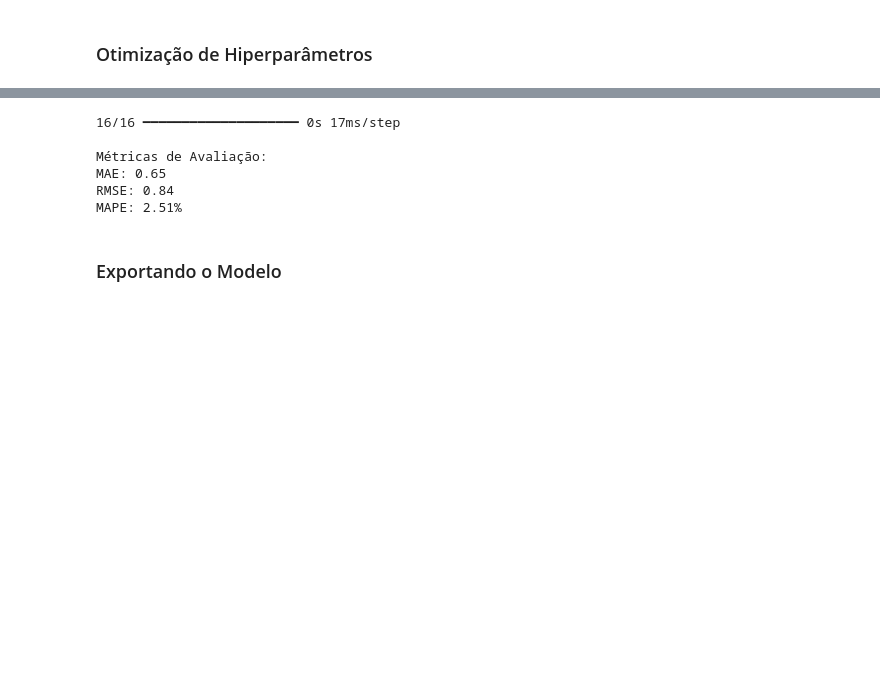
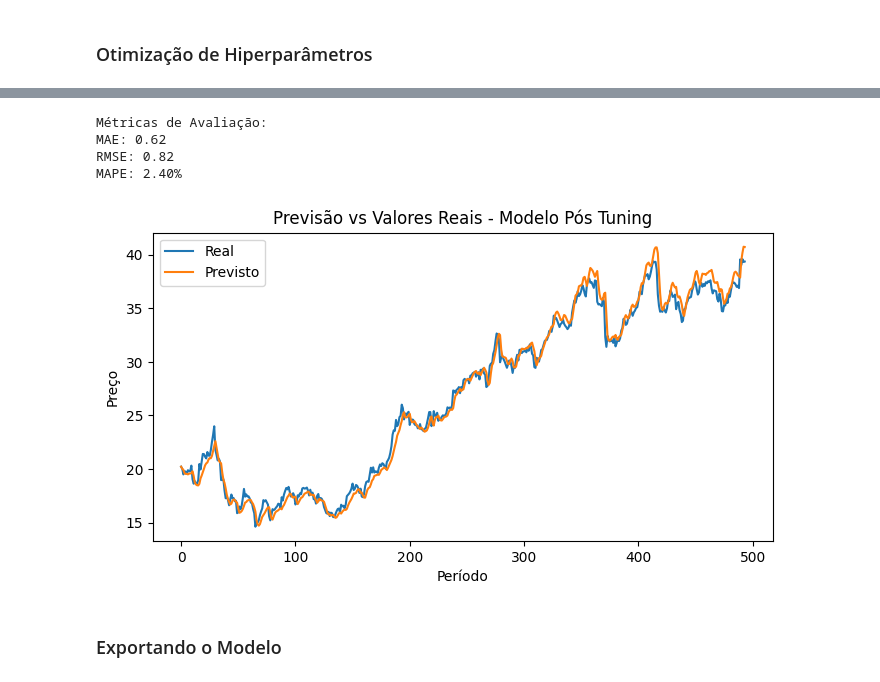
Before and after one commit to lucasabrahao900/TechChallenge---Fase4, a Jupyter notebook: notebooks/nb_eda_petr4.ipynb, the cells around one changed output, grey strips where cells are left out. Drawn from its saved outputs; the diff is of its cells as text; code cells hidden in the pictures; blank space fills up the shorter version.

```diff
--- a/notebooks/nb_eda_petr4.ipynb
+++ b/notebooks/nb_eda_petr4.ipynb
@@ -197,10 +199,10 @@ from tensorflow.keras.optimizers import Adam
 optimizer = Adam(
     learning_rate = 0.001 # somente o learning rate, porque a previsao já esta boa, nos preocupa mais o overfitting
 )
-model.compile(optimizer=optimizer, loss='mse')
+model_1.compile(optimizer=optimizer, loss='mse')
 # %%
 # Treinando - Tuning:
-history = model.fit(
+history = model_1.fit(
     X_train, y_train,
     epochs=50,
     batch_size=32,
@@ -227,0 +230,6 @@ Epoch 50/50
+# %%
+# Avaliação
+y_pred_tuning = model_1.predict(X_test)
+# Reverter normalização
+y_test_orig_tuning = scaler.inverse_transform(y_test)
+y_pred_orig_tuning = scaler.inverse_transform(y_pred_tuning)
@@ -228,27 +243,25 @@ Epoch 50/50
 # %%
-# Avaliação
-y_pred = model.predict(X_test)
-
-# Reverter normalização
-y_test_orig = scaler.inverse_transform(y_test)
-y_pred_orig = scaler.inverse_transform(y_pred)
-
-# Métricas
-mae = mean_absolute_error(y_test_orig, y_pred_orig)
-rmse = np.sqrt(mean_squared_error(y_test_orig, y_pred_orig))
-mape = np.mean(np.abs((y_test_orig - y_pred_orig) / y_test_orig)) * 100
-
 print(f'\nMétricas de Avaliação:')
 print(f'MAE: {mae:.2f}')
 print(f'RMSE: {rmse:.2f}')
 print(f'MAPE: {mape:.2f}%')
 # %% [output]
-16/16 ━━━━━━━━━━━━━━━━━━━━ 0s 17ms/step
-
 Métricas de Avaliação:
-MAE: 0.65
-RMSE: 0.84
-MAPE: 2.51%
+MAE: 0.62
+RMSE: 0.82
+MAPE: 2.40%
+# %%
+# Plotando o modelo tunado:
+plt.figure(figsize=(8, 4))
+plt.plot(y_test_orig_tuning, label='Real')
+plt.plot(y_pred_orig_tuning, label='Previsto')
+plt.title('Previsão vs Valores Reais - Modelo Pós Tuning')
+plt.xlabel('Período')
+plt.ylabel('Preço')
+plt.legend()
+plt.show()
+# %% [output]
+[figure, added]
 # %% [markdown]
 ### Exportando o Modelo
 # %%
```
Also changed, not shown: parts of 33 cells of this notebook, 4 other files.
